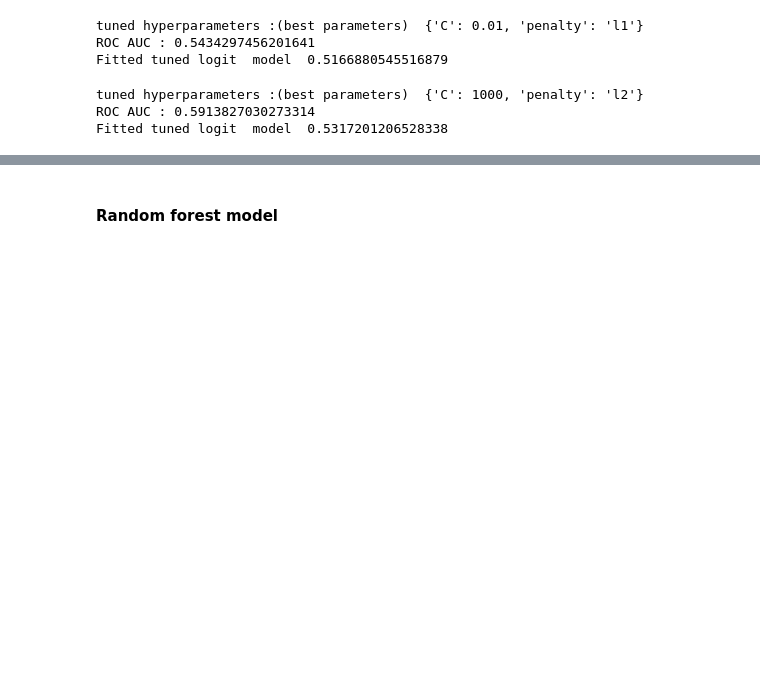
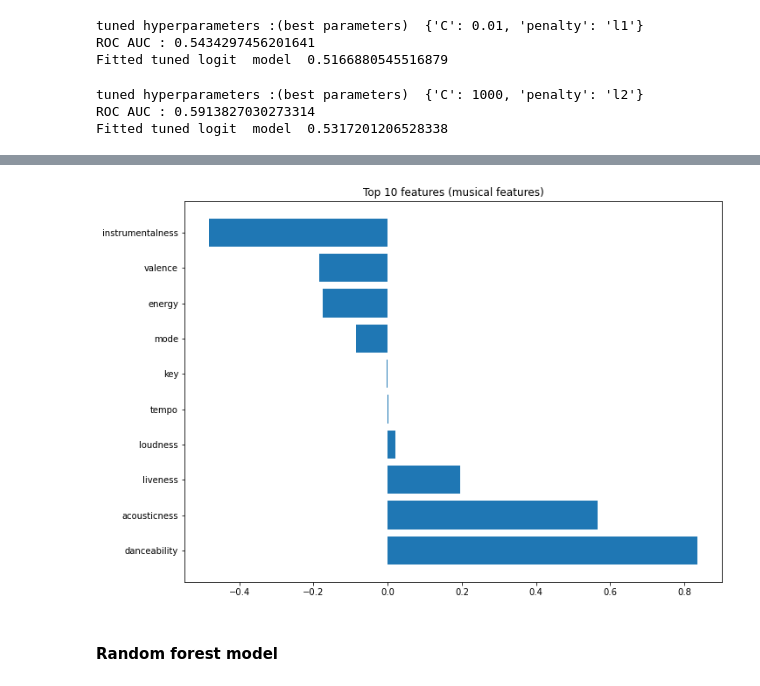
Before and after one commit to hanna-freuden/MusicLyrics, a Jupyter notebook: Modelling 2 - PredictingTop50.ipynb, the cells around one changed output, grey strips where cells are left out. Drawn from its saved outputs; the diff is of its cells as text; code cells hidden in the pictures; blank space fills up the shorter version.

```diff
--- a/Modelling 2 - PredictingTop50.ipynb
+++ b/Modelling 2 - PredictingTop50.ipynb
@@ -186,3 +205,20 @@ Fitted tuned logit  model  0.5317201206528338
+# %%
+#feature importance - MUSIC FEATURES
+#add labels
+importance = lr_fit_music[4].T
+coefs=[x[0] for x in importance]
+coef_dict = dict(zip(list(X_music.columns), coefs))
+coef_df=pd.DataFrame.from_dict(coef_dict, orient='index', columns=['importance'])
+#sort
+sorted_coef=coef_df.sort_values('importance', axis=0, ascending=False)
+feat_imp=sorted_coef.iloc[0:10]
+# plot feature importance
+plt.figure( figsize=(11,8))
+plt.title("Top 10 features (musical features)")
+plt.barh(feat_imp.index,feat_imp.importance)
+plt.show()
+# %% [output]
+[figure, added]
 # %% [markdown]
 #### Random forest model
 # %%
```
Also changed, not shown: parts of 11 cells of this notebook, 3 other files.
